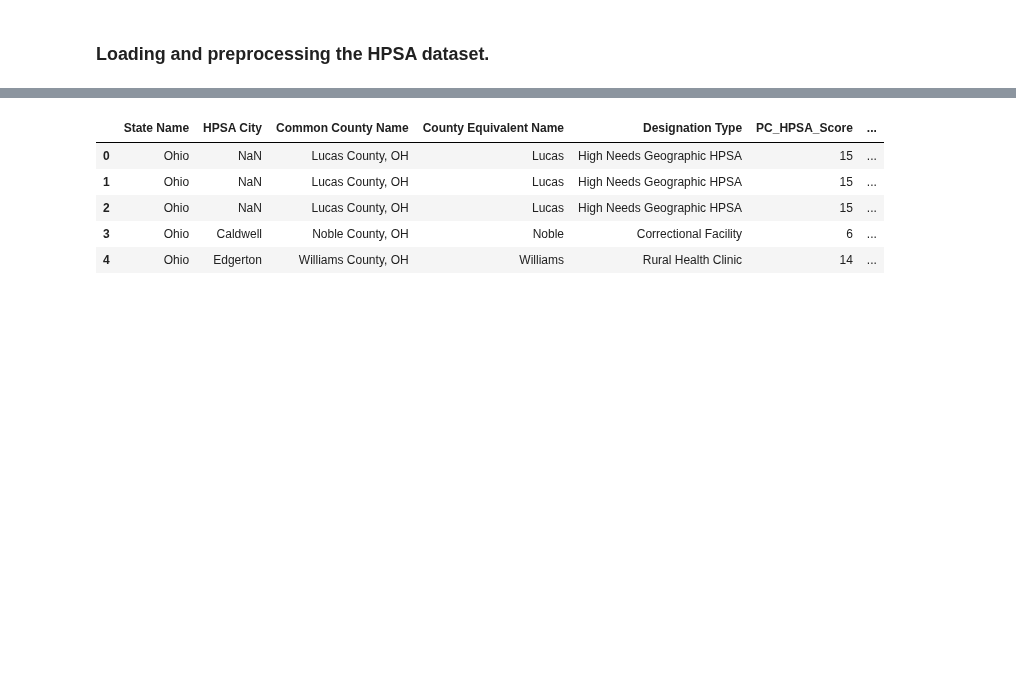
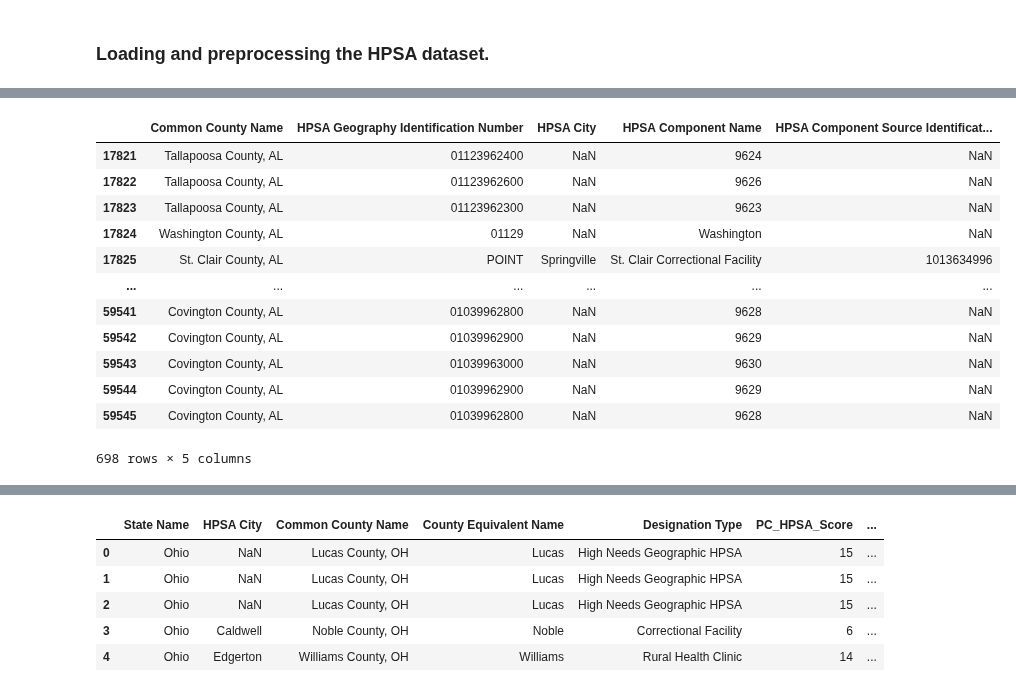
Before and after one commit to harte3/JAG-Hackathon-Team2, a Jupyter notebook: Combined_datasets.ipynb, the cells around one changed output, grey strips where cells are left out. Drawn from its saved outputs; the diff is of its cells as text; code cells hidden in the pictures; blank space fills up the shorter version.

```diff
--- a/Combined_datasets.ipynb
+++ b/Combined_datasets.ipynb
@@ -26,0 +86,3 @@ Unique Counties 3210
+# %%
+locations = df_hpsa_pc[["Common County Name","HPSA Geography Identification Number", 'HPSA City', 'HPSA Component Name', 'HPSA Component Source Identification Number']]
+locations.head()
@@ -26,0 +96,16 @@ Unique Counties 3210
+# %%
+locations[locations['Common County Name'].str.contains('AL')]  0107000-01073001400
+# %% [output]
+|  | Common County Name | HPSA Geography Identification Number | HPSA City | HPSA Component Name | HPSA Component Source Identificat... |
+| 17821 | Tallapoosa County, AL | 01123962400 | NaN | 9624 | NaN |
+| 17822 | Tallapoosa County, AL | 01123962600 | NaN | 9626 | NaN |
+| 17823 | Tallapoosa County, AL | 01123962300 | NaN | 9623 | NaN |
+| 17824 | Washington County, AL | 01129 | NaN | Washington | NaN |
+| 17825 | St. Clair County, AL | POINT | Springville | St. Clair Correctional Facility | 1013634996 |
+| ... | ... | ... | ... | ... | ... |
+| 59541 | Covington County, AL | 01039962800 | NaN | 9628 | NaN |
+| 59542 | Covington County, AL | 01039962900 | NaN | 9629 | NaN |
+| 59543 | Covington County, AL | 01039963000 | NaN | 9630 | NaN |
+| 59544 | Covington County, AL | 01039962900 | NaN | 9629 | NaN |
+| 59545 | Covington County, AL | 01039962800 | NaN | 9628 | NaN |
+698 rows × 5 columns
```
Also changed, not shown: parts of 16 cells of this notebook, 7 other files.
